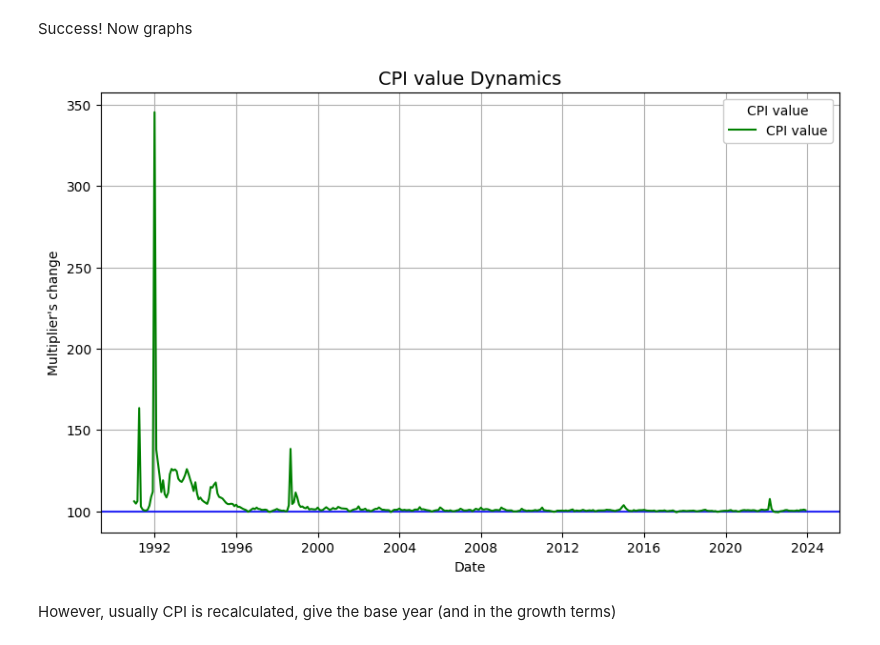
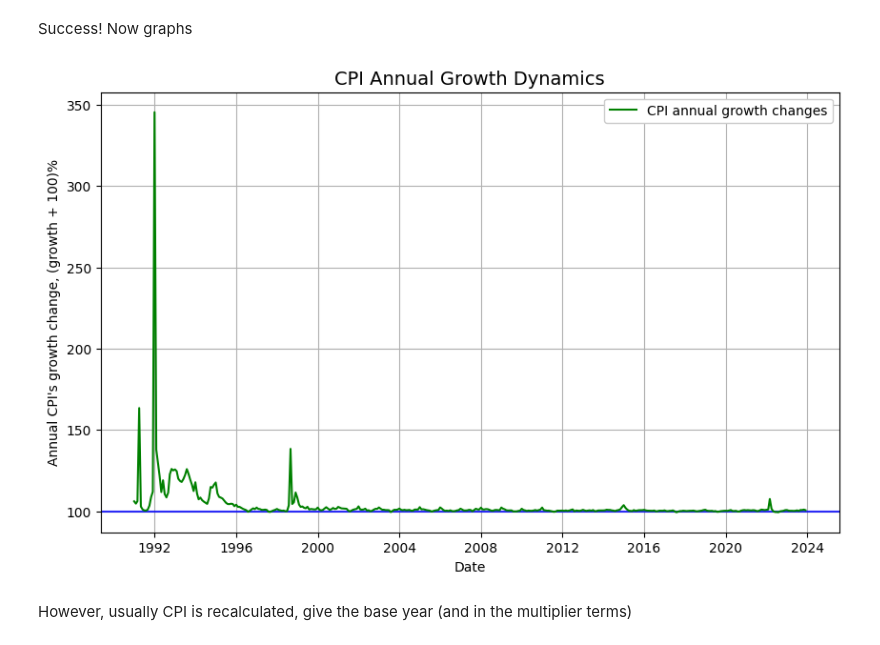
Before and after one commit to Nick-Pupkin/NES, a Jupyter notebook: HA_6_Popov_python.ipynb, the cells around one changed output. Saved outputs shown, nothing was run; the diff lists cells and outputs as text; code cells hidden in the pictures.

```diff
--- a/HA_6_Popov_python.ipynb
+++ b/HA_6_Popov_python.ipynb
@@ -597,24 +597,24 @@ Success! Now graphs
 # %%
 fig = plt.figure(figsize=(10,6))
 
 start = '1991-01-01'
 end = '2023-12-01'
 
 plt.axhline(y=100, color='blue', alpha=0.8)
 
-plt.plot(CPI_data_final[start:end], label='CPI value', color='green')
+plt.plot(CPI_data_final[start:end], label='CPI annual growth changes', color='green')
 
-plt.legend(title='CPI value', framealpha=1)
+plt.legend(title='', framealpha=1)
 
-plt.title('CPI value Dynamics', fontsize=14)
+plt.title('CPI Annual Growth Dynamics', fontsize=14)
 
 plt.xlabel('Date')
-plt.ylabel('Multiplier\'s change')
+plt.ylabel('Annual CPI\'s growth change, (growth + 100)%')
 
 plt.grid()
 
 None
 # %% [output]
-[figure, old version]
+[figure, new version]
 # %% [markdown]
-However, usually CPI is recalculated, give the base year (and in the growth terms)
+However, usually CPI is recalculated, give the base year (and in the multiplier terms)
```
Also changed, not shown: parts of 5 cells of this notebook.
